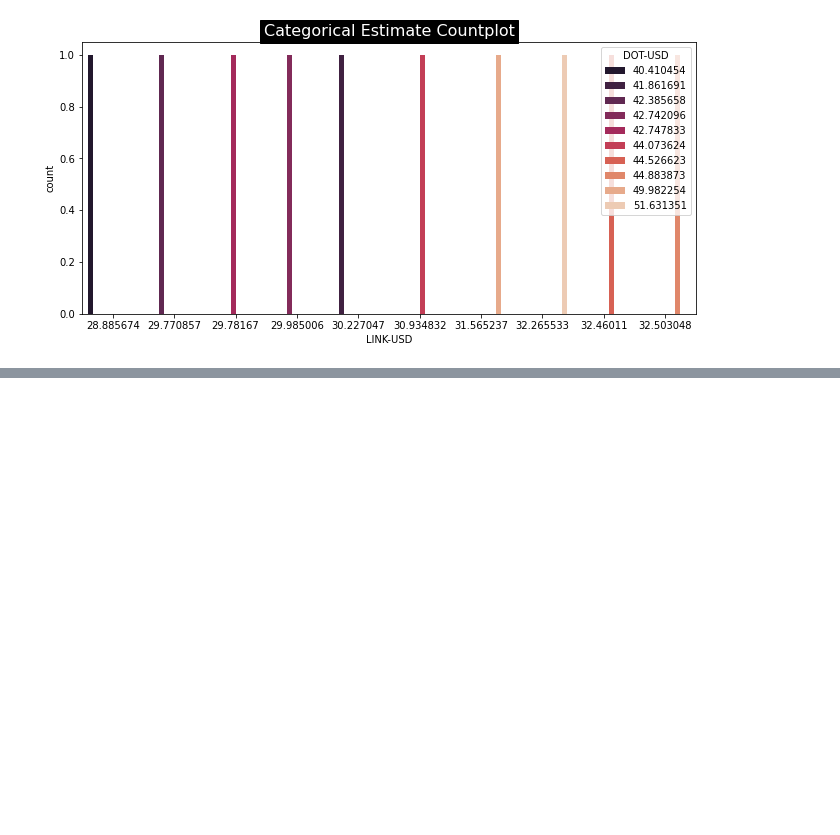
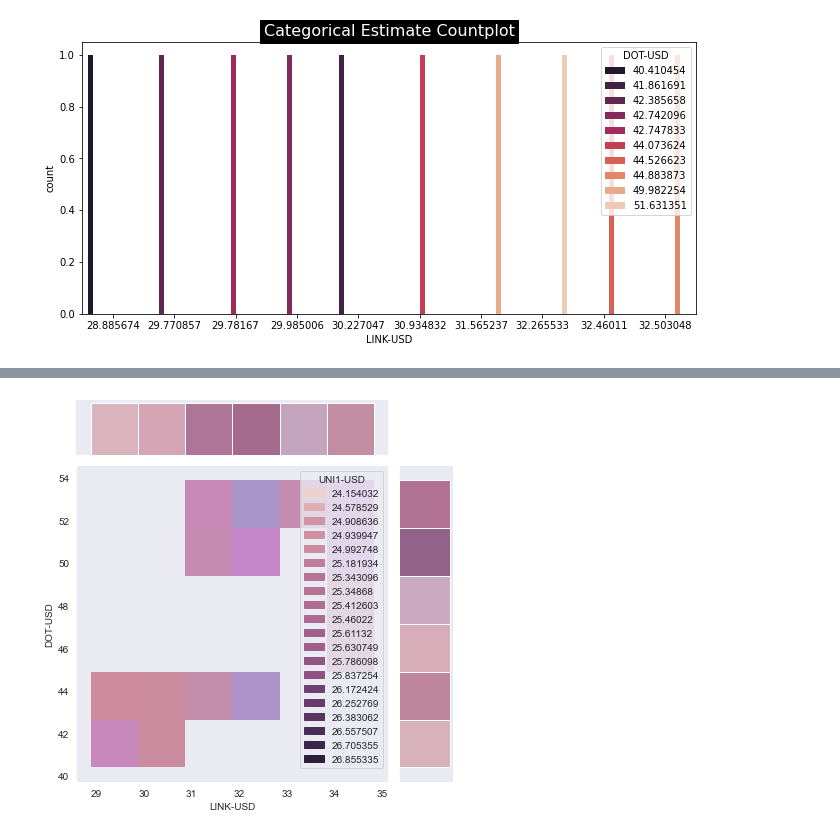
Before and after one commit to abdur-rahim-p/Data-Science-Project, a Jupyter notebook: Chart Visualization Using Seaborn.ipynb, the cells around one changed output, grey strips where cells are left out. Saved outputs shown, nothing was run; the diff lists cells and outputs as text; code cells hidden in the pictures; blank space fills up the shorter version.

```diff
--- a/Chart Visualization Using Seaborn.ipynb
+++ b/Chart Visualization Using Seaborn.ipynb
@@ -134,0 +135,8 @@ show_categorical_distribution_boxenplot(return_grouped_data_frame('Volume',crypt
+# %%
+#Function to show Histogram Joint plot
+def show_histogram_jointplot(merged_data):
+    sns.jointplot(data=merged_data, x=merged_data[crypto_list[0]], y=merged_data[crypto_list[1]], hue=data[crypto_list[2]],kind="hist")
+
+show_histogram_jointplot(return_grouped_data_frame('Close',crypto_list).head(20))
+# %% [output]
+[figure, added]
```
Also changed, not shown: parts of 3 cells of this notebook.
